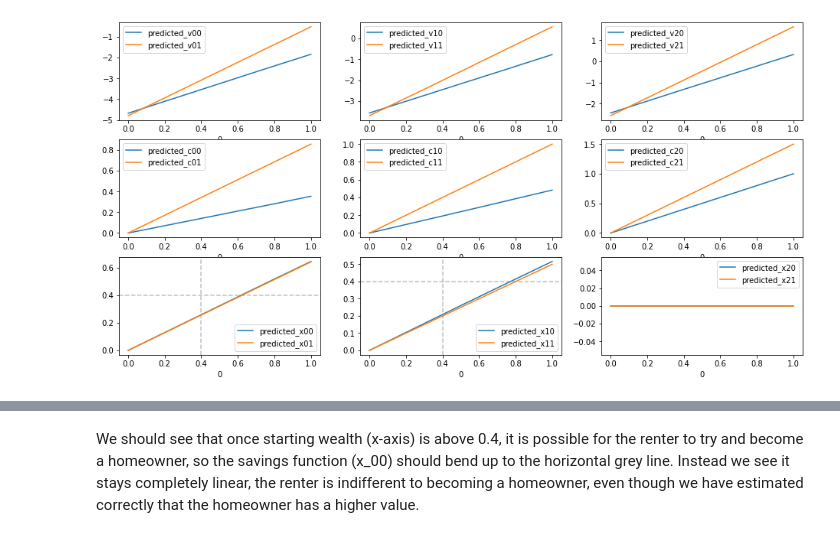
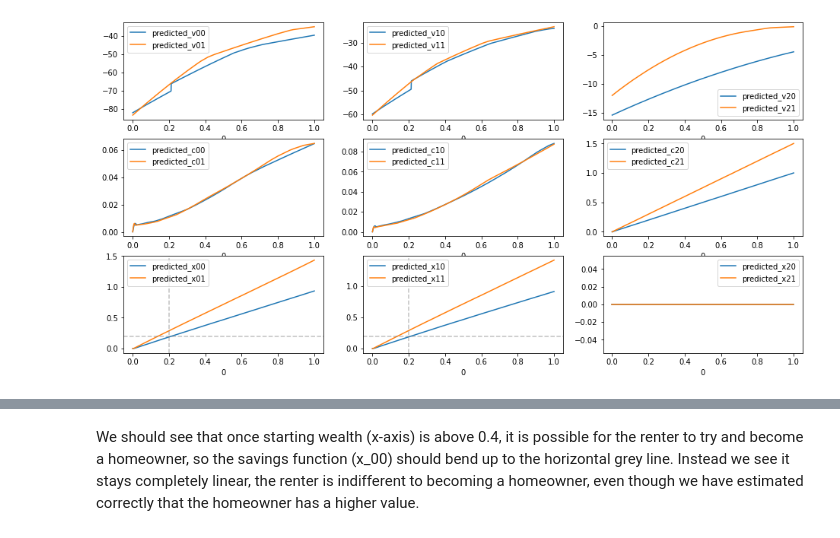
Before and after one commit to e-hall-hoffarth/hetero_simulation, a Jupyter notebook: share/notebooks/original_idea.ipynb, the cells around one changed output, grey strips where cells are left out. Cells and saved outputs as stored; diff of their text form; code cells hidden in the pictures.

```diff
--- a/share/notebooks/original_idea.ipynb
+++ b/share/notebooks/original_idea.ipynb
@@ -4,29 +4,26 @@ import jax.numpy as jnp
 import pandas as pd
 import numpy as np
 import matplotlib.pyplot as plt
+import time
 from jax.example_libraries.optimizers import adamax as optimizer
-jax.config.update('jax_platform_name', 'cpu')
+# jax.config.update('jax_platform_name', 'cpu')
 # jax.config.update('jax_disable_jit', True)
 # %%
-MB = 2 ** 10
+MB = 2 ** 12
 NN_SHAPES = jnp.array([64, 64, 64])
 SCALE = 0.1
 INIT_KEYS = jax.random.split(jax.random.PRNGKey(1), 8)
 
 BETA = 0.5
 MAX_AGE = 2.
-MIN_DP = 0.4
+MIN_DP = 0.2
 INTEREST = 0.5
-OBJECTIVE_FN = lambda x, t: jax.lax.select(t == 2.,
-                                           jnp.array([jnp.log(x), x]),
-                                           jax.lax.select(t == 1.,
-                                                          jnp.array([jnp.log(x / (1 + BETA)) + BETA * jnp.log((BETA * x) / (1 + BETA)), (x / (1 + BETA))]),
-                                                          jnp.array([(1 + BETA + BETA**2) * jnp.log(x) - (1 + BETA + BETA **2) * jnp.log(1 + BETA + BETA**2) + BETA * (1 + 2 * BETA) * jnp.log(BETA),
-                                                                     x / (1 + BETA + BETA**2)])))
+UTILITY_CONSTANT = 10.
+EPSILON = 1e-5
 # %%
 w0 = SCALE * jax.random.normal(INIT_KEYS[0], shape=(3, NN_SHAPES[0]))
 w1 = SCALE * jax.random.normal(INIT_KEYS[1], shape=(NN_SHAPES[0], NN_SHAPES[1]))
-w2 = SCALE * jax.random.normal(INIT_KEYS[2], shape=(NN_SHAPES[1] + 3, NN_SHAPES[2]))
+w2 = SCALE * jax.random.normal(INIT_KEYS[2], shape=(NN_SHAPES[1] + 4, NN_SHAPES[2]))
 wf = SCALE * jax.random.normal(INIT_KEYS[3], shape=(NN_SHAPES[2],))
 b0 = SCALE * jax.random.normal(INIT_KEYS[4], shape=(1, NN_SHAPES[0]))
 b1 = SCALE * jax.random.normal(INIT_KEYS[5], shape=(1, NN_SHAPES[1]))
@@ -117,9 +177,14 @@ def training_loop(X, T, O, opt_state, opt_update, get_params, max_iter=1000):
 # %%
 opt_init, opt_update, get_params = optimizer(step_size=1e-1)
-opt_state = opt_init(params0)
+init_opt_state = opt_init(params0)
 X = jnp.linspace(1e-5, 1., 1000)
 T = jnp.concatenate((jnp.zeros(333), jnp.ones(333), 2 * jnp.ones(334)))
 O = jnp.concatenate((jnp.zeros(500), jnp.ones(500)))
+W = jnp.diag(jnp.array([1e-1, 1., 1e-1]))
+if 'best_opt_state' not in globals():
+    opt_state = init_opt_state
+else:
+    opt_state = best_opt_state
 
-opt_state = training_loop(X, T, O, opt_state, opt_update, get_params, max_iter=1000)
+current_opt_state, best_opt_state = training_loop(X, T, O, opt_state, opt_update, get_params, W=W, max_iter=10000)
 # %% [output]
@@ -136,5 +208,5 @@ Iteration: 1000 Loss: 0.633918285369873
 # %%
-params = get_params(opt_state)
+params = get_params(best_opt_state)
 
 init00 = jax.vmap(neural_network, in_axes=(None, 0, None, None))(params0, X, 0., 0.)
 pred00 = jax.vmap(neural_network, in_axes=(None, 0, None, None))(params, X, 0., 0.)
@@ -161,31 +233,31 @@ df = pd.DataFrame(jnp.concatenate((X.reshape(-1, 1),
 df.columns = ['initial_v00', 'initial_c00', 'initial_x00', 'initial_o10', 'predicted_v00', 'predicted_c00', 'predicted_x00', 'predicted_o10',
               'initial_v10', 'initial_c10', 'initial_x10', 'initial_o20', 'predicted_v10', 'predicted_c10', 'predicted_x10', 'predicted_o20',
               'initial_v20', 'initial_c20', 'initial_x20', 'initial_o30', 'predicted_v20', 'predicted_c20', 'predicted_x20', 'predicted_o30',
               'initial_v01', 'initial_c01', 'initial_x00', 'initial_o11', 'predicted_v01', 'predicted_c01', 'predicted_x01', 'predicted_o11',
               'initial_v11', 'initial_c11', 'initial_x11', 'initial_o21', 'predicted_v11', 'predicted_c11', 'predicted_x11', 'predicted_o21',
               'initial_v21', 'initial_c21', 'initial_x21', 'initial_o31', 'predicted_v21', 'predicted_c21', 'predicted_x21', 'predicted_o31']
 
 fig, axes = plt.subplots(3, 3, figsize=(16, 8))
 df.plot(y=['predicted_v00'], ax=axes.flatten()[0])
 df.plot(y=['predicted_v10'], ax=axes.flatten()[1])
 df.plot(y=['predicted_v20'], ax=axes.flatten()[2])
 df.plot(y=['predicted_v01'], ax=axes.flatten()[0])
 df.plot(y=['predicted_v11'], ax=axes.flatten()[1])
 df.plot(y=['predicted_v21'], ax=axes.flatten()[2])
 df.plot(y=['predicted_c00'], ax=axes.flatten()[3])
 df.plot(y=['predicted_c10'], ax=axes.flatten()[4])
 df.plot(y=['predicted_c20'], ax=axes.flatten()[5])
 df.plot(y=['predicted_c01'], ax=axes.flatten()[3])
 df.plot(y=['predicted_c11'], ax=axes.flatten()[4])
 df.plot(y=['predicted_c21'], ax=axes.flatten()[5])
 df.plot(y=['predicted_x00'], ax=axes.flatten()[6])
 df.plot(y=['predicted_x10'], ax=axes.flatten()[7])
 df.plot(y=['predicted_x20'], ax=axes.flatten()[8])
 df.plot(y=['predicted_x01'], ax=axes.flatten()[6])
 df.plot(y=['predicted_x11'], ax=axes.flatten()[7])
 df.plot(y=['predicted_x21'], ax=axes.flatten()[8])
 for ax in axes.flatten()[6:8]:
     ax.axhline(y=MIN_DP, color='grey', linestyle='--', alpha=0.5)
     ax.axvline(x=MIN_DP, color='grey', linestyle='--', alpha=0.5)
 # %% [output]
-[figure, old version]
+[figure, new version]
```
Also changed, not shown: parts of 12 cells of this notebook, 6 other files.
